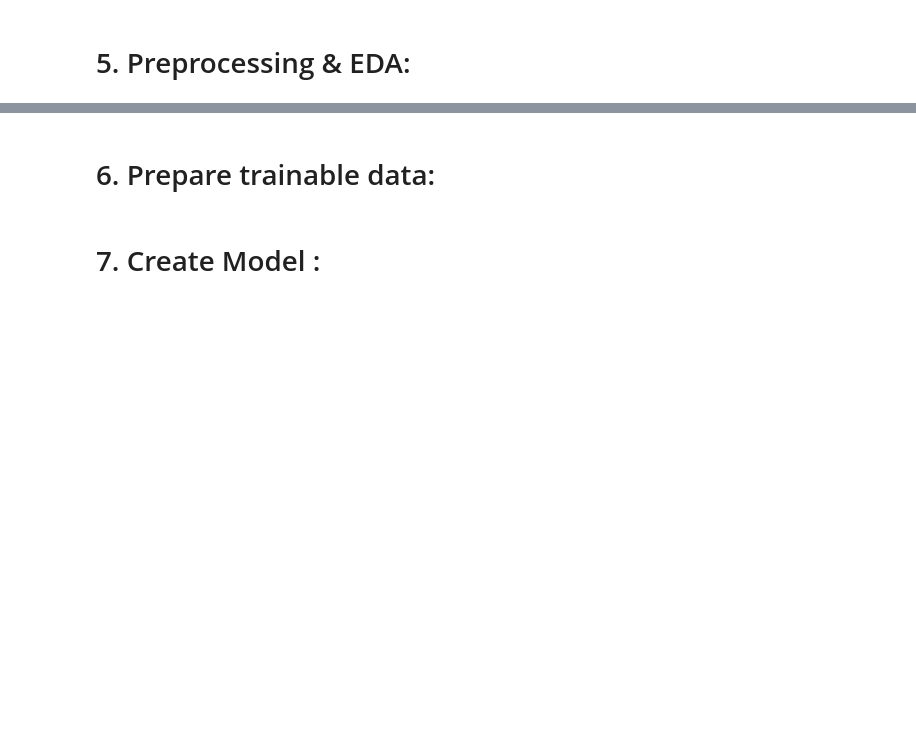
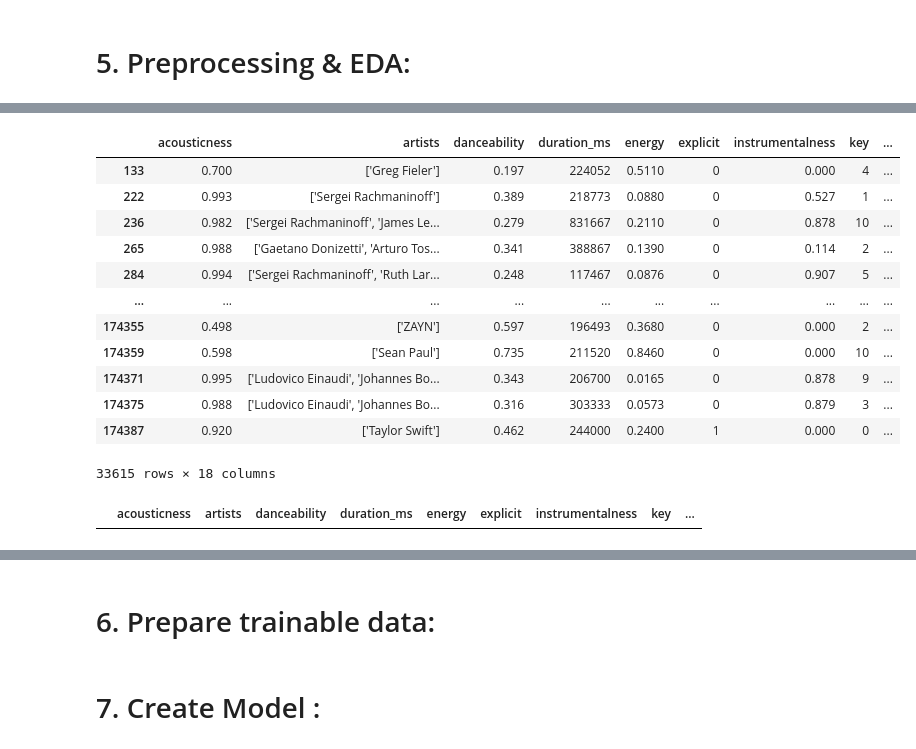
Before and after one commit to gdscjgec/Rhythm-Finder, a Jupyter notebook: Rhythm-Finder Data Processing and Model Preparation Notebook.ipynb, the cells around one changed output, grey strips where cells are left out. Cells and saved outputs as stored; diff of their text form; code cells hidden in the pictures; blank space fills up the shorter version.

Commit message:
Preprocess the dataset : Handling NULL values & Duplicate features

```diff
--- a/Rhythm-Finder Data Processing and Model Preparation Notebook.ipynb
+++ b/Rhythm-Finder Data Processing and Model Preparation Notebook.ipynb
@@ -121,0 +136,8 @@ df.describe()
+# %%
+#drop column 'id'
+df.drop(['id'],axis=1,inplace=True)
+# %%
+#here we can see  2159 duplicate values for all columns
+
+#dropping duplicate rows
+df.drop_duplicates(keep=False,inplace=True)
@@ -121,0 +175,18 @@ df.describe()
+# %%
+# Check duplicate rows except first occurrence based on all columns
+duplicateRowsDF_name = df[df['name'].duplicated()]
+duplicateRowsDF_name
+# %% [output]
+|  | acousticness | artists | danceability | duration_ms | energy | explicit | instrumentalness | key | ... |
+| 133 | 0.700 | ['Greg Fieler'] | 0.197 | 224052 | 0.5110 | 0 | 0.000 | 4 | ... |
+| 222 | 0.993 | ['Sergei Rachmaninoff'] | 0.389 | 218773 | 0.0880 | 0 | 0.527 | 1 | ... |
+| 236 | 0.982 | ['Sergei Rachmaninoff', 'James Le... | 0.279 | 831667 | 0.2110 | 0 | 0.878 | 10 | ... |
+| 265 | 0.988 | ['Gaetano Donizetti', 'Arturo Tos... | 0.341 | 388867 | 0.1390 | 0 | 0.114 | 2 | ... |
+| 284 | 0.994 | ['Sergei Rachmaninoff', 'Ruth Lar... | 0.248 | 117467 | 0.0876 | 0 | 0.907 | 5 | ... |
+| ... | ... | ... | ... | ... | ... | ... | ... | ... | ... |
+| 174355 | 0.498 | ['ZAYN'] | 0.597 | 196493 | 0.3680 | 0 | 0.000 | 2 | ... |
+| 174359 | 0.598 | ['Sean Paul'] | 0.735 | 211520 | 0.8460 | 0 | 0.000 | 10 | ... |
+| 174371 | 0.995 | ['Ludovico Einaudi', 'Johannes Bo... | 0.343 | 206700 | 0.0165 | 0 | 0.878 | 9 | ... |
+| 174375 | 0.988 | ['Ludovico Einaudi', 'Johannes Bo... | 0.316 | 303333 | 0.0573 | 0 | 0.879 | 3 | ... |
+| 174387 | 0.920 | ['Taylor Swift'] | 0.462 | 244000 | 0.2400 | 1 | 0.000 | 0 | ... |
+33615 rows × 18 columns
@@ -121,0 +199,6 @@ df.describe()
+# %%
+# Check duplicate rows except first occurrence based on all columns
+duplicateRowsDF_name = df[df['name'].duplicated()]
+duplicateRowsDF_name
+# %% [output]
+|  | acousticness | artists | danceability | duration_ms | energy | explicit | instrumentalness | key | ... |
```
Also changed, not shown: parts of 12 cells of this notebook.
